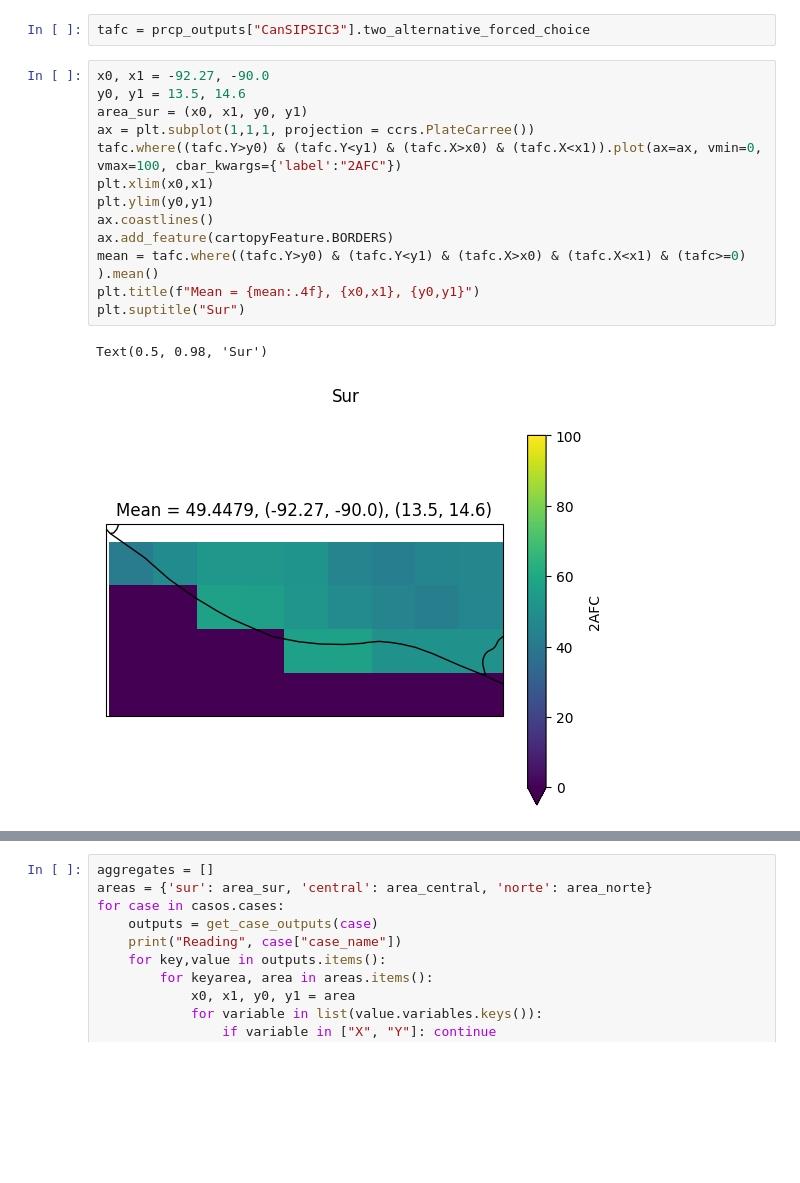
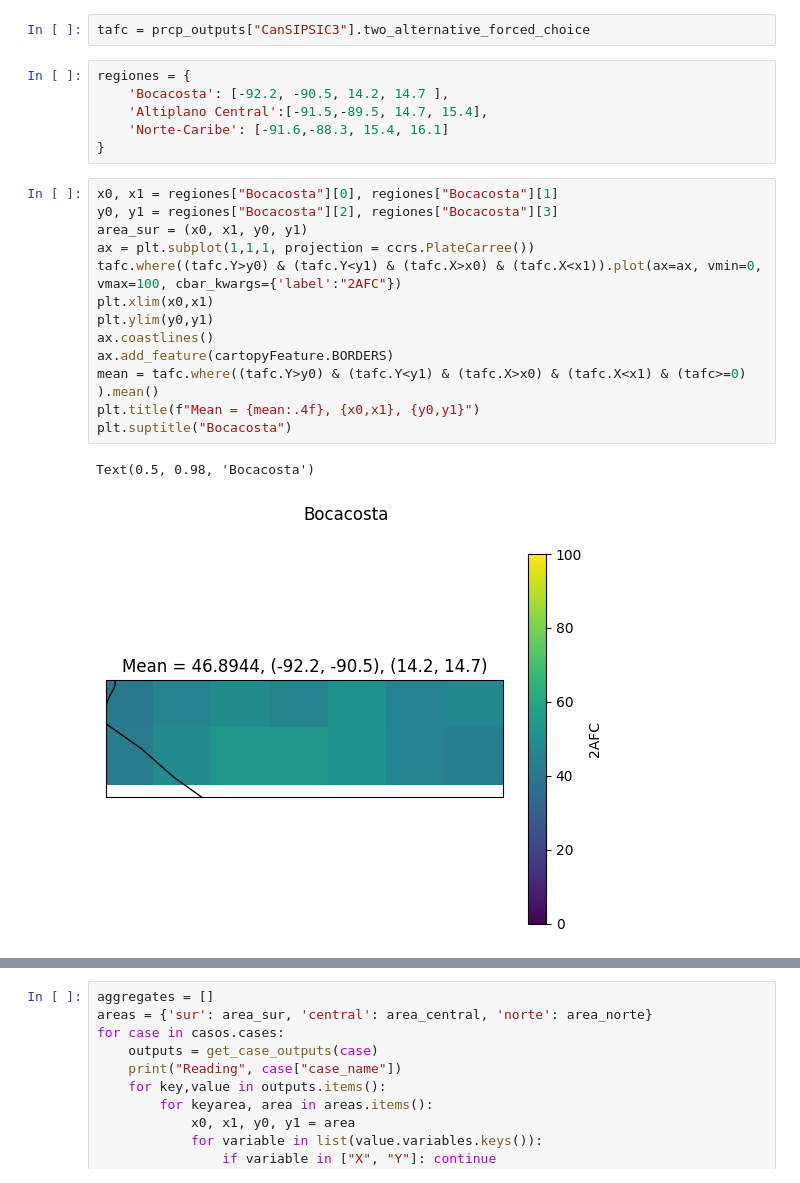
Before and after one commit to Guitlle/insivumeh_proyecto_eps, a Jupyter notebook: pycpt2/Comparaciones.ipynb, the cells around one changed output, grey strips where cells are left out. Saved outputs shown, nothing was run; the diff lists cells and outputs as text; blank space fills up the shorter version.

Commit message:
actualizar regiones y cálculos de comparaciones

```diff
--- a/pycpt2/Comparaciones.ipynb
+++ b/pycpt2/Comparaciones.ipynb
@@ -71,20 +71,26 @@ Text(0.5, 1.0, 'CanSIPSIC3')
 [figure]
 # %%
 tafc = prcp_outputs["CanSIPSIC3"].two_alternative_forced_choice
+# %%
+regiones = {
+    'Bocacosta': [-92.2, -90.5, 14.2, 14.7 ],
+    'Altiplano Central':[-91.5,-89.5, 14.7, 15.4],
+    'Norte-Caribe': [-91.6,-88.3, 15.4, 16.1]
+}
 # %%
-x0, x1 = -92.27, -90.0
-y0, y1 = 13.5, 14.6
+x0, x1 = regiones["Bocacosta"][0], regiones["Bocacosta"][1]
+y0, y1 = regiones["Bocacosta"][2], regiones["Bocacosta"][3]
 area_sur = (x0, x1, y0, y1)
 ax = plt.subplot(1,1,1, projection = ccrs.PlateCarree())
 tafc.where((tafc.Y>y0) & (tafc.Y<y1) & (tafc.X>x0) & (tafc.X<x1)).plot(ax=ax, vmin=0, vmax=100, cbar_kwargs={'label':"2AFC"})
 plt.xlim(x0,x1)
 plt.ylim(y0,y1)
 ax.coastlines()
 ax.add_feature(cartopyFeature.BORDERS)
 mean = tafc.where((tafc.Y>y0) & (tafc.Y<y1) & (tafc.X>x0) & (tafc.X<x1) & (tafc>=0) ).mean()
 plt.title(f"Mean = {mean:.4f}, {x0,x1}, {y0,y1}")
-plt.suptitle("Sur")
+plt.suptitle("Bocacosta")
 # %% [output]
-Text(0.5, 0.98, 'Sur')
+Text(0.5, 0.98, 'Bocacosta')
-[figure, old version]
+[figure, new version]
 # %%
```
Also changed, not shown: parts of 14 cells of this notebook, 1 other file.
